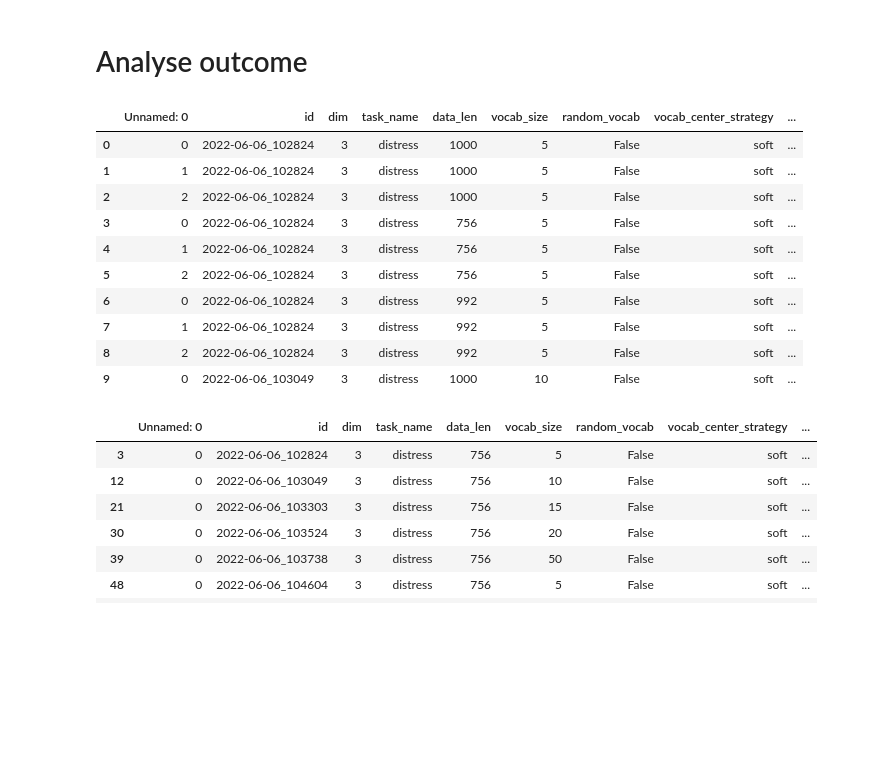
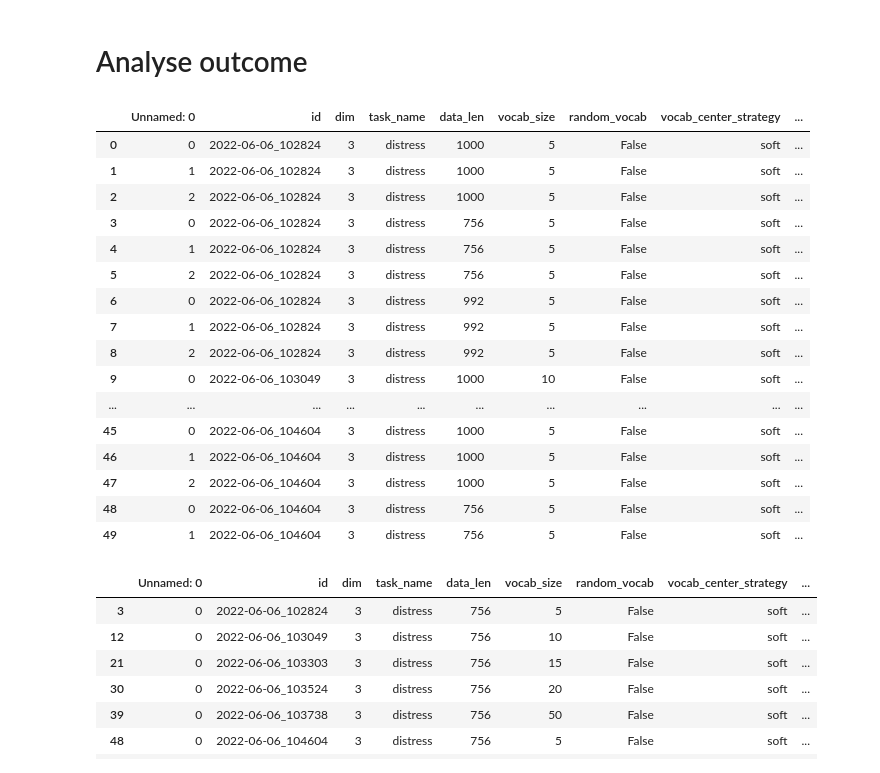
Before and after one commit to myrazma/2022_Masterthesis_Code, a Jupyter notebook: analysis/empdim_analysis.ipynb, the cells around one changed output. Saved outputs shown, nothing was run; the diff lists cells and outputs as text; code cells hidden in the pictures; blank space fills up the shorter version.

```diff
--- a/analysis/empdim_analysis.ipynb
+++ b/analysis/empdim_analysis.ipynb
@@ -436,19 +425,25 @@ correlate for even subsamples
 # Analyse outcome
 # %%
 pca_outcome = pd.read_csv('../empdim_results_experiment.csv')
-pca_outcome[:10]
+pca_outcome[:50]
 # %% [output]
 |  | Unnamed: 0 | id | dim | task_name | data_len | vocab_size | random_vocab | vocab_center_strategy | ... |
 | 0 | 0 | 2022-06-06_102824 | 3 | distress | 1000 | 5 | False | soft | ... |
 | 1 | 1 | 2022-06-06_102824 | 3 | distress | 1000 | 5 | False | soft | ... |
 | 2 | 2 | 2022-06-06_102824 | 3 | distress | 1000 | 5 | False | soft | ... |
 | 3 | 0 | 2022-06-06_102824 | 3 | distress | 756 | 5 | False | soft | ... |
 | 4 | 1 | 2022-06-06_102824 | 3 | distress | 756 | 5 | False | soft | ... |
 | 5 | 2 | 2022-06-06_102824 | 3 | distress | 756 | 5 | False | soft | ... |
 | 6 | 0 | 2022-06-06_102824 | 3 | distress | 992 | 5 | False | soft | ... |
 | 7 | 1 | 2022-06-06_102824 | 3 | distress | 992 | 5 | False | soft | ... |
 | 8 | 2 | 2022-06-06_102824 | 3 | distress | 992 | 5 | False | soft | ... |
 | 9 | 0 | 2022-06-06_103049 | 3 | distress | 1000 | 10 | False | soft | ... |
+| ... | ... | ... | ... | ... | ... | ... | ... | ... | ... |
+| 45 | 0 | 2022-06-06_104604 | 3 | distress | 1000 | 5 | False | soft | ... |
+| 46 | 1 | 2022-06-06_104604 | 3 | distress | 1000 | 5 | False | soft | ... |
+| 47 | 2 | 2022-06-06_104604 | 3 | distress | 1000 | 5 | False | soft | ... |
+| 48 | 0 | 2022-06-06_104604 | 3 | distress | 756 | 5 | False | soft | ... |
+| 49 | 1 | 2022-06-06_104604 | 3 | distress | 756 | 5 | False | soft | ... |
 # %%
 # functions
 def max_abs(x):
```
Also changed, not shown: parts of 6 cells of this notebook, 3 other files.
